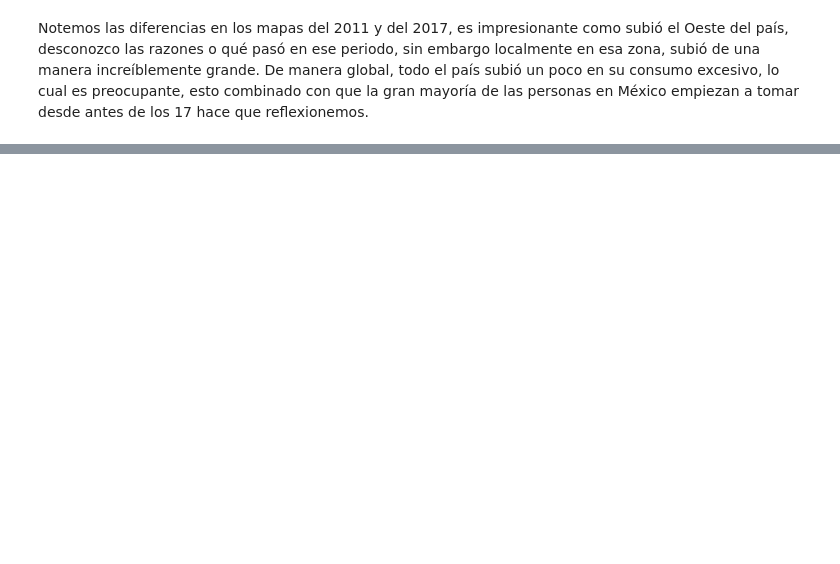
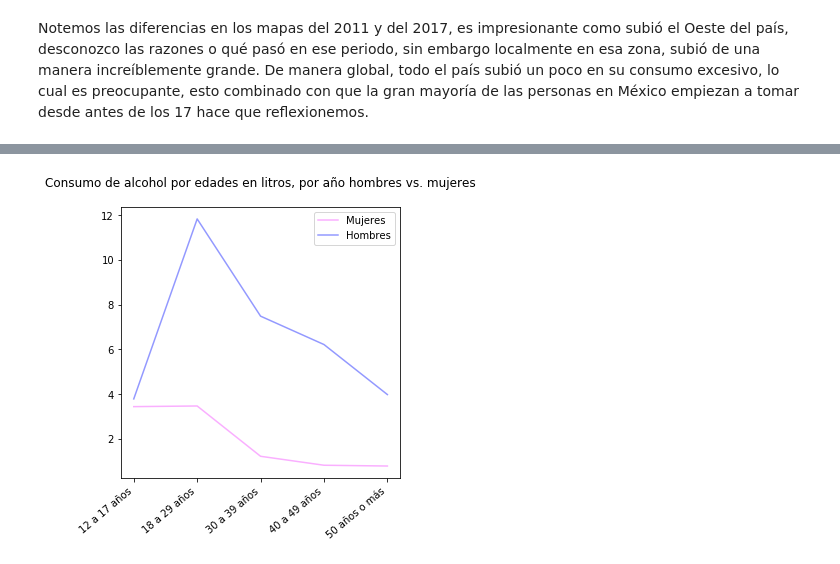
Before and after one commit to DCIDA2019/da2020-BubuDavid, a Jupyter notebook: MiniProject/MiniProject.ipynb, the cells around one changed output, grey strips where cells are left out. Cells and saved outputs as stored; diff of their text form; code cells hidden in the pictures; blank space fills up the shorter version.

```diff
--- a/MiniProject/MiniProject.ipynb
+++ b/MiniProject/MiniProject.ipynb
@@ -297,0 +393,13 @@ Notemos las diferencias en los mapas del 2011 y del 2017, es impresionante como
+# %%
+fig, ax = plt.subplots(figsize = (5,5))
+
+ax.plot(df3.columns[:-1], mujeres, color="#faafff", label="Mujeres")
+ax.plot(df3.columns[:-1], hombres, color = "#9399ff", label="Hombres")
+plt.title("Consumo de alcohol por edades en litros, por año hombres vs. mujeres", pad=20)
+ax.legend()
+plt.setp(ax.get_xticklabels(), rotation=40, ha="right")
+plt.savefig("./Graphs/ConsumoHombresvsMujeres")
+ax.plot()
+d = 1
+# %% [output]
+[figure, added]
```
Also changed, not shown: parts of 24 cells of this notebook, 16 other files.
